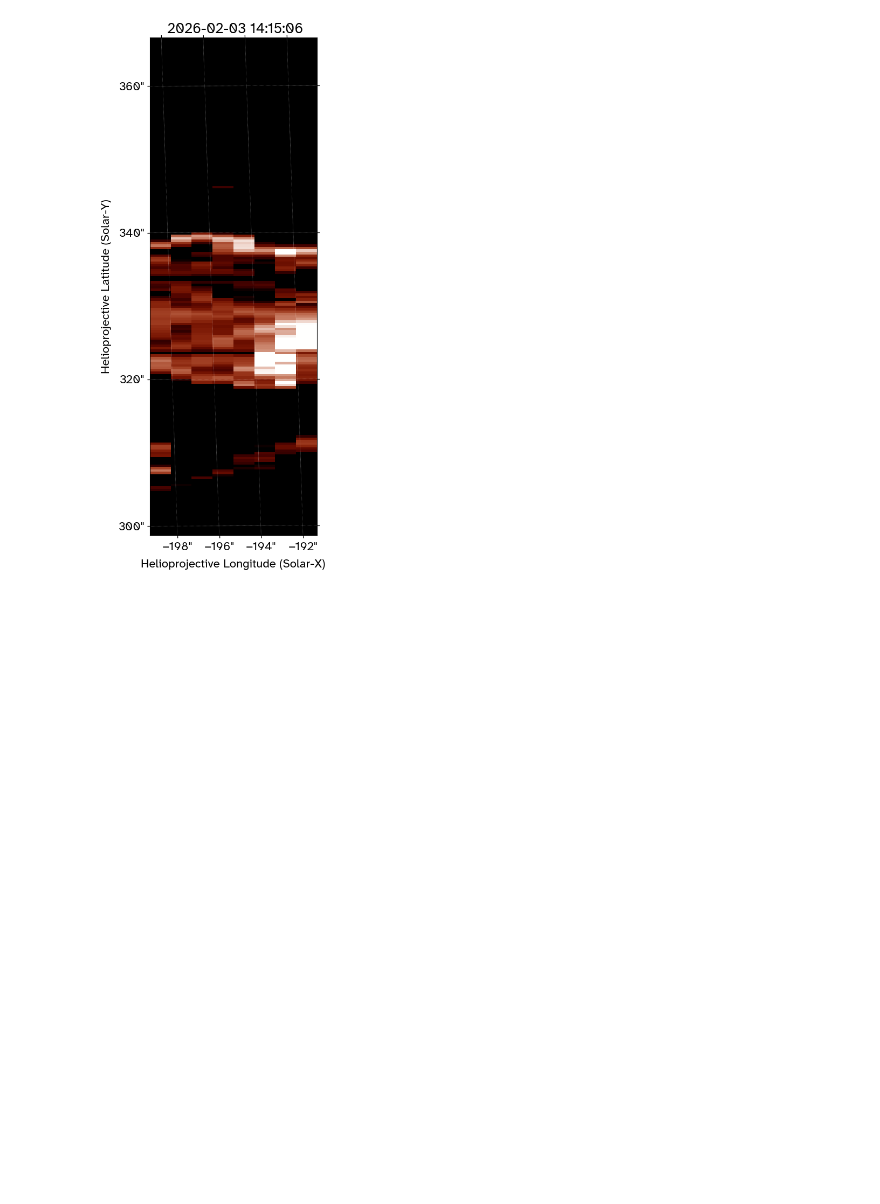
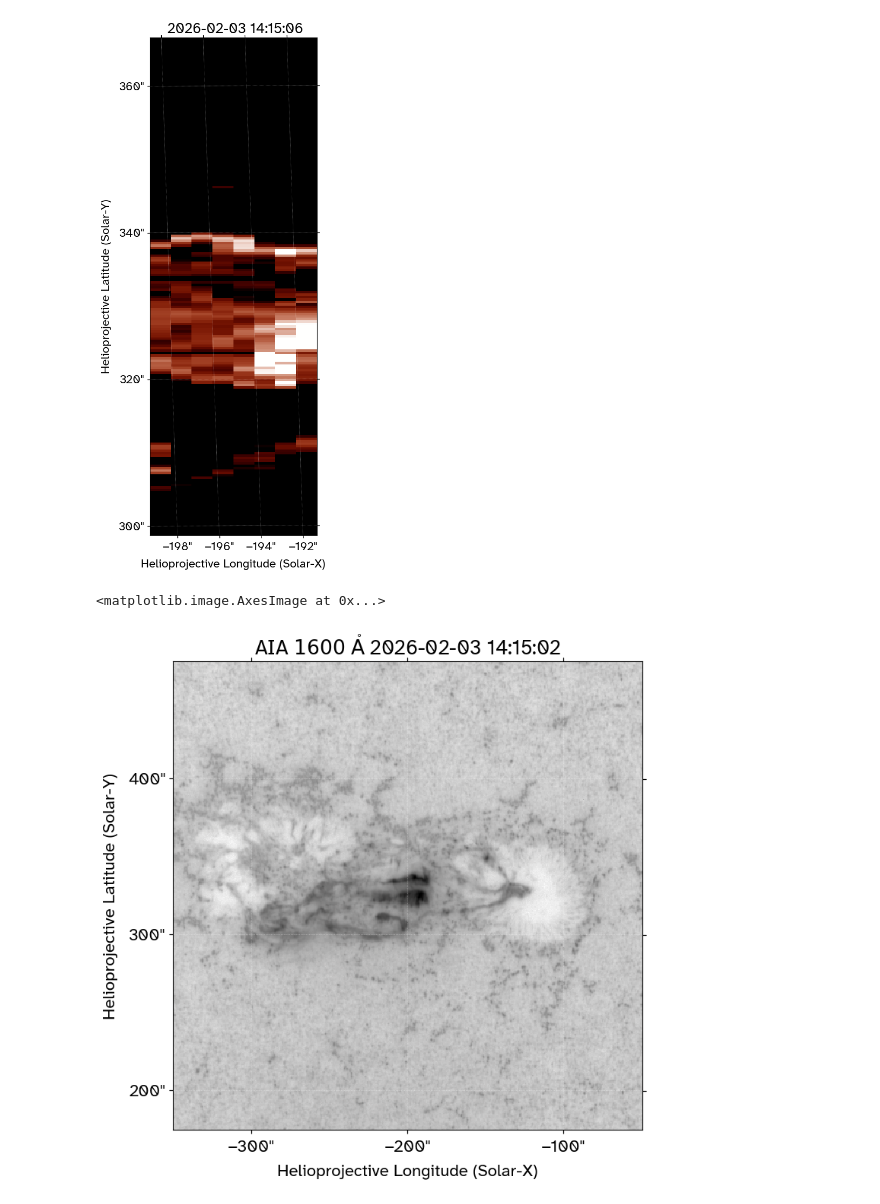
Before and after one commit to lowderchris/reconnection-mapping-reu, a Jupyter notebook: notebooks/siiv_raster.ipynb, the cells around one changed output. Cells and saved outputs as stored; diff of their text form; code cells hidden in the pictures; blank space fills up the shorter version.

```diff
--- a/notebooks/siiv_raster.ipynb
+++ b/notebooks/siiv_raster.ipynb
@@ -154,3 +153,25 @@ For frame 'heliographic_carrington' the following metadata is missing: crln_obs,
  [sunpy.map.mapbase]
 <matplotlib.image.AxesImage at 0x...>
 [figure]
+# %%
+aia_fn = '/Users/willashfield/indirect_imaging/feb3/aia.lev1.1600A_2026_02_03T14_15_02.13Z.image_lev1.fits'
+
+ref_map = sunpy.map.Map(aia_fn)
+
+XL, XR, YB, YT = -350, -50, 175, 475 # larger FOV to capture more of the ribbons
+
+
+xlims_world = [XL, XR]*u.arcsec #small
+ylims_world = [YB, YT]*u.arcsec
+
+lb = SkyCoord(xlims_world[0],ylims_world[0],frame=ref_map.coordinate_frame)
+tr = SkyCoord(xlims_world[1],ylims_world[1],frame=ref_map.coordinate_frame)
+
+amap = ref_map.submap(lb, top_right=tr)
+
+fig = plt.figure(figsize=(8,8))
+ax = fig.add_subplot(projection=amap)
+amap.plot(axes=ax,norm=LogNorm(),cmap=cmr.neutral_r)
+# %% [output]
+<matplotlib.image.AxesImage at 0x...>
+[figure, added]
```
Also changed, not shown: parts of 5 cells of this notebook.
